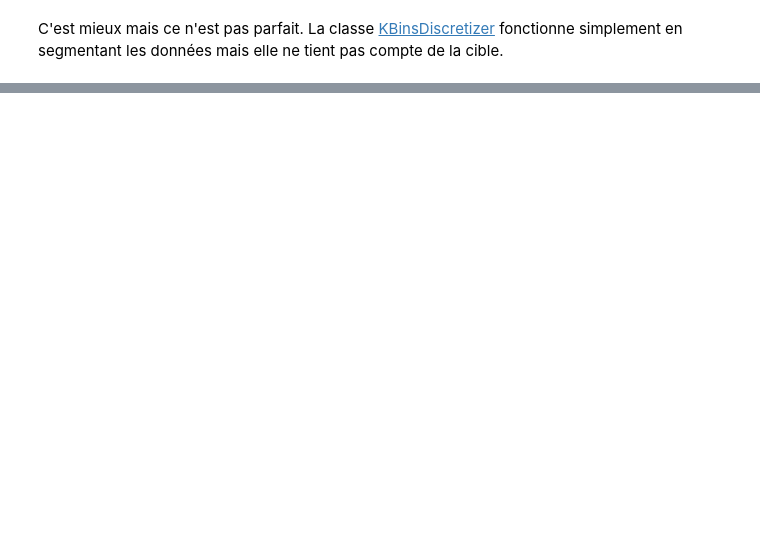
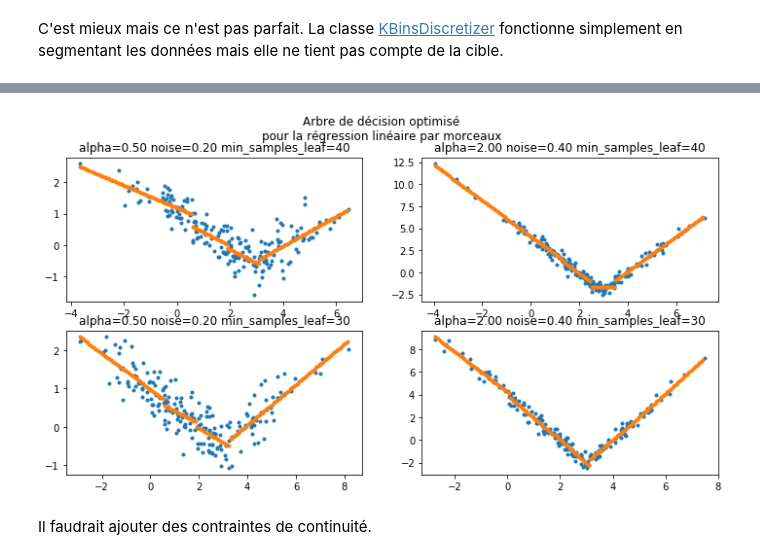
Before and after one commit to sdpython/mlstatpy, a Jupyter notebook: _doc/notebooks/ml/piecewise_linear_regression.ipynb, the cells around one changed output, grey strips where cells are left out. Saved outputs shown, nothing was run; the diff lists cells and outputs as text; code cells hidden in the pictures; blank space fills up the shorter version.

```diff
--- a/_doc/notebooks/ml/piecewise_linear_regression.ipynb
+++ b/_doc/notebooks/ml/piecewise_linear_regression.ipynb
@@ -126,0 +133,43 @@ C'est mieux mais ce n'est pas parfait. La classe [KBinsDiscretizer](https://scik
+# %%
+from mlinsights.mlmodel.piecewise_tree_regression import PiecewiseTreeRegressor
+from sklearn.preprocessing import KBinsDiscretizer
+
+
+def nuage_piecewise2(n, alpha, noise=0.2, min_samples_leaf=30):
+    X, Y = nuage(n, alpha, noise=noise)
+    clr = PiecewiseTreeRegressor(criterion='mselin',
+                                 min_samples_leaf=min_samples_leaf)
+    Xm = X.reshape((len(X), 1))
+    clr.fit(Xm, Y)
+    mi, ma = X.min(), X.max()
+    Xm = numpy.arange(0, 200) * (ma - mi) / 200 + mi
+    Xm = Xm.reshape((len(Xm), 1))
+    return X, Y, Xm, clr.predict(Xm)
+
+def plot2(i, j, alpha, noise, min_samples_leaf, ax):
+    X, Y, XX, Z = nuage_piecewise2(200, alpha,
+                                   min_samples_leaf=min_samples_leaf)
+    ax[i, j].plot(X, Y, '.')
+    ax[i, j].plot(XX, Z, '.')
+    ax[i, j].set_title("alpha=%1.2f noise=%1.2f min_samples_leaf=%d" %(
+        alpha, noise, min_samples_leaf))
+
+fig, ax = plt.subplots(2, 2, figsize=(12, 6))
+
+alpha, noise, min_samples_leaf = 0.5, 0.2, 40
+plot2(0, 0, alpha, noise, min_samples_leaf, ax)
+
+alpha, noise, min_samples_leaf = 2., 0.4, 40
+plot2(0, 1, alpha, noise, min_samples_leaf, ax)
+
+alpha, noise, min_samples_leaf = 0.5, 0.2, 30
+plot2(1, 0, alpha, noise, min_samples_leaf, ax)
+
+alpha, noise, min_samples_leaf = 2., 0.4, 30
+plot2(1, 1, alpha, noise, min_samples_leaf, ax)
+
+plt.suptitle("Arbre de décision optimisé\npour la régression linéaire par morceaux");
+# %% [output]
+[figure, added]
+# %% [markdown]
+Il faudrait ajouter des contraintes de continuité.
```
Also changed, not shown: parts of 4 cells of this notebook.
